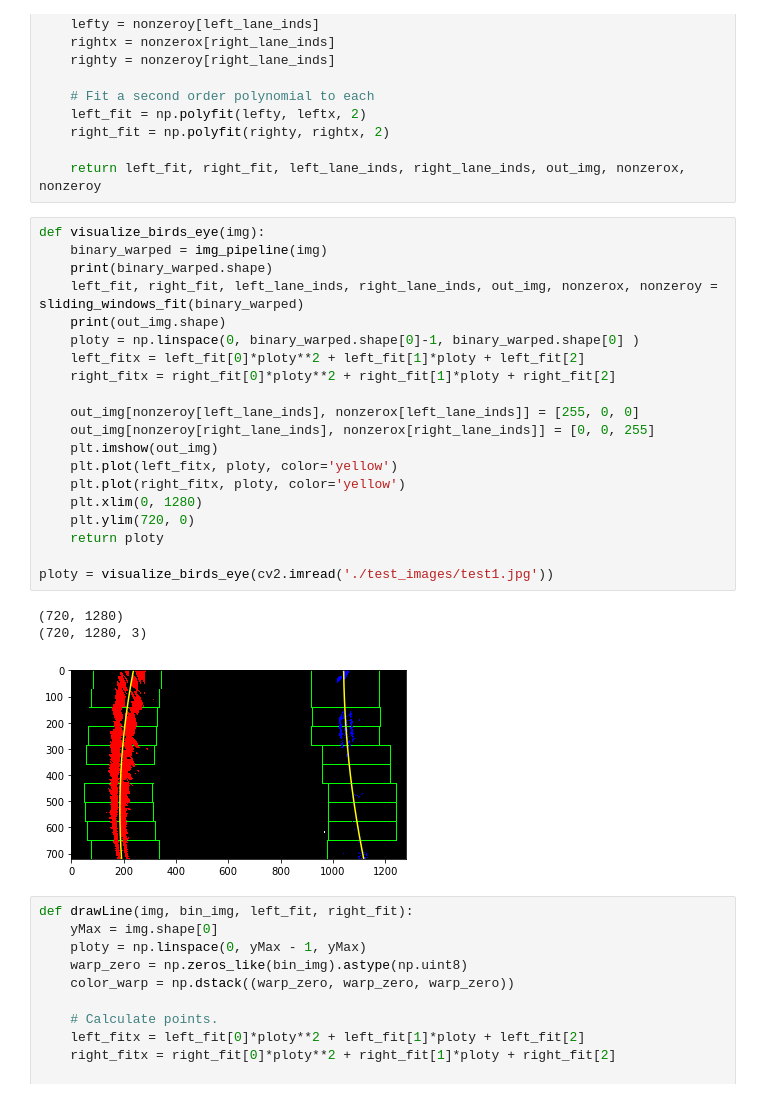
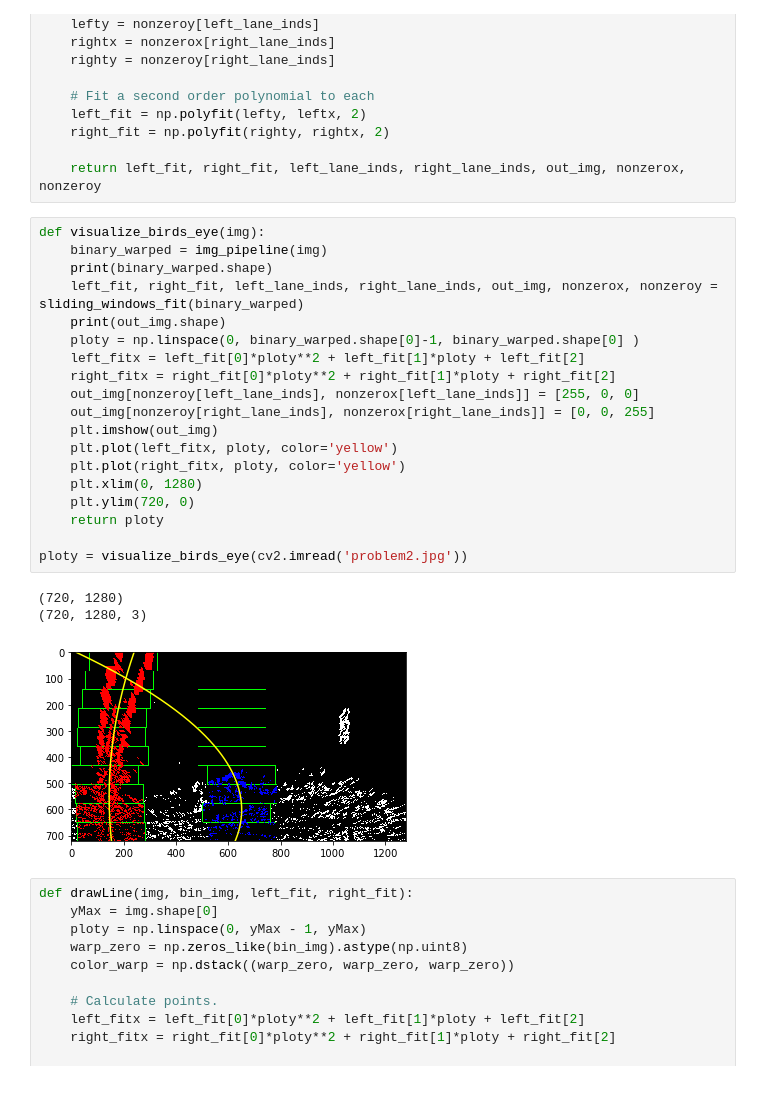
Before and after one commit to kmlee17/CarND-Advanced-Lane-Lines, a Jupyter notebook: advanced_lane_lines.ipynb, the cells around one changed output. Cells and saved outputs as stored; diff of their text form.

```diff
--- a/advanced_lane_lines.ipynb
+++ b/advanced_lane_lines.ipynb
@@ -172,27 +178,26 @@ def sliding_windows_fit(binary_warped):
 # %%
 def visualize_birds_eye(img):
     binary_warped = img_pipeline(img)
     print(binary_warped.shape)
     left_fit, right_fit, left_lane_inds, right_lane_inds, out_img, nonzerox, nonzeroy = sliding_windows_fit(binary_warped)
     print(out_img.shape)
     ploty = np.linspace(0, binary_warped.shape[0]-1, binary_warped.shape[0] )
     left_fitx = left_fit[0]*ploty**2 + left_fit[1]*ploty + left_fit[2]
     right_fitx = right_fit[0]*ploty**2 + right_fit[1]*ploty + right_fit[2]
-
     out_img[nonzeroy[left_lane_inds], nonzerox[left_lane_inds]] = [255, 0, 0]
     out_img[nonzeroy[right_lane_inds], nonzerox[right_lane_inds]] = [0, 0, 255]
     plt.imshow(out_img)
     plt.plot(left_fitx, ploty, color='yellow')
     plt.plot(right_fitx, ploty, color='yellow')
     plt.xlim(0, 1280)
     plt.ylim(720, 0)
     return ploty
 
-ploty = visualize_birds_eye(cv2.imread('./test_images/test1.jpg'))
+ploty = visualize_birds_eye(cv2.imread('problem2.jpg'))
 # %% [output]
 (720, 1280)
 (720, 1280, 3)
-[figure, old version]
+[figure, new version]
 # %%
 def drawLine(img, bin_img, left_fit, right_fit):
     yMax = img.shape[0]
```
Also changed, not shown: parts of 7 cells of this notebook, 2 other files.
